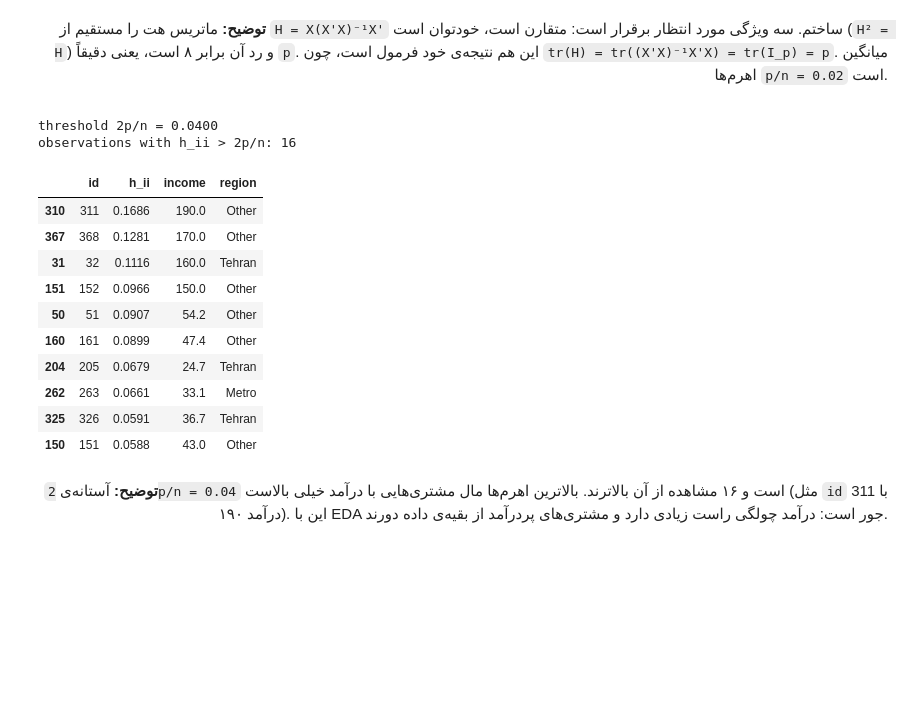
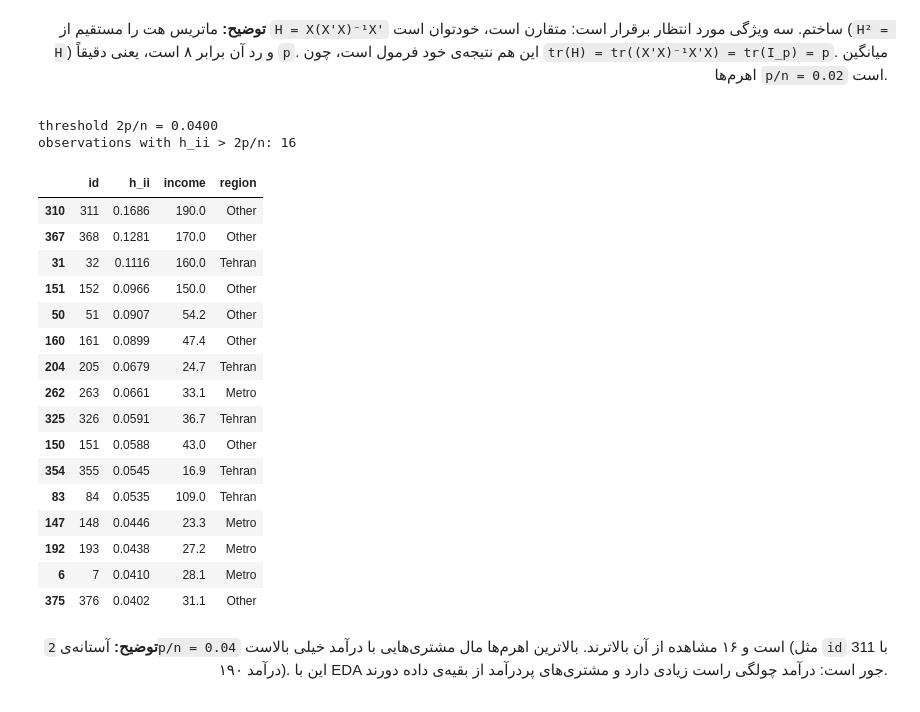
Before and after one commit to KiarashAkbari/ML-CHALLENGE, a Jupyter notebook: term-3/answers/quiz-1-answer/quiz-1-answer.ipynb, the cells around one changed output. Cells and saved outputs as stored; diff of their text form; code cells hidden in the pictures; blank space fills up the shorter version.

```diff
--- a/term-3/answers/quiz-1-answer/quiz-1-answer.ipynb
+++ b/term-3/answers/quiz-1-answer/quiz-1-answer.ipynb
@@ -892,25 +886,31 @@ leverage range: 0.0075 to 0.1686
 # %%
 threshold = 2 * p / n
 high_lev = h > threshold
 
 print(f'threshold 2p/n = {threshold:.4f}')
 print(f'observations with h_ii > 2p/n: {high_lev.sum()}')
 (pd.DataFrame({'id': df['id'], 'h_ii': h, 'income': df['income'], 'region': df['region']})
-   .loc[high_lev].sort_values('h_ii', ascending=False).head(10).round(4))
+   .loc[high_lev].sort_values('h_ii', ascending=False).round(4))
 # %% [output]
 threshold 2p/n = 0.0400
 observations with h_ii > 2p/n: 16
 |  | id | h_ii | income | region |
 | 310 | 311 | 0.1686 | 190.0 | Other |
 | 367 | 368 | 0.1281 | 170.0 | Other |
 | 31 | 32 | 0.1116 | 160.0 | Tehran |
 | 151 | 152 | 0.0966 | 150.0 | Other |
 | 50 | 51 | 0.0907 | 54.2 | Other |
 | 160 | 161 | 0.0899 | 47.4 | Other |
 | 204 | 205 | 0.0679 | 24.7 | Tehran |
 | 262 | 263 | 0.0661 | 33.1 | Metro |
 | 325 | 326 | 0.0591 | 36.7 | Tehran |
 | 150 | 151 | 0.0588 | 43.0 | Other |
+| 354 | 355 | 0.0545 | 16.9 | Tehran |
+| 83 | 84 | 0.0535 | 109.0 | Tehran |
+| 147 | 148 | 0.0446 | 23.3 | Metro |
+| 192 | 193 | 0.0438 | 27.2 | Metro |
+| 6 | 7 | 0.0410 | 28.1 | Metro |
+| 375 | 376 | 0.0402 | 31.1 | Other |
 # %% [markdown]
 <div dir="rtl" style="text-align: right;">
 
```
Also changed, not shown: parts of 144 cells of this notebook.
